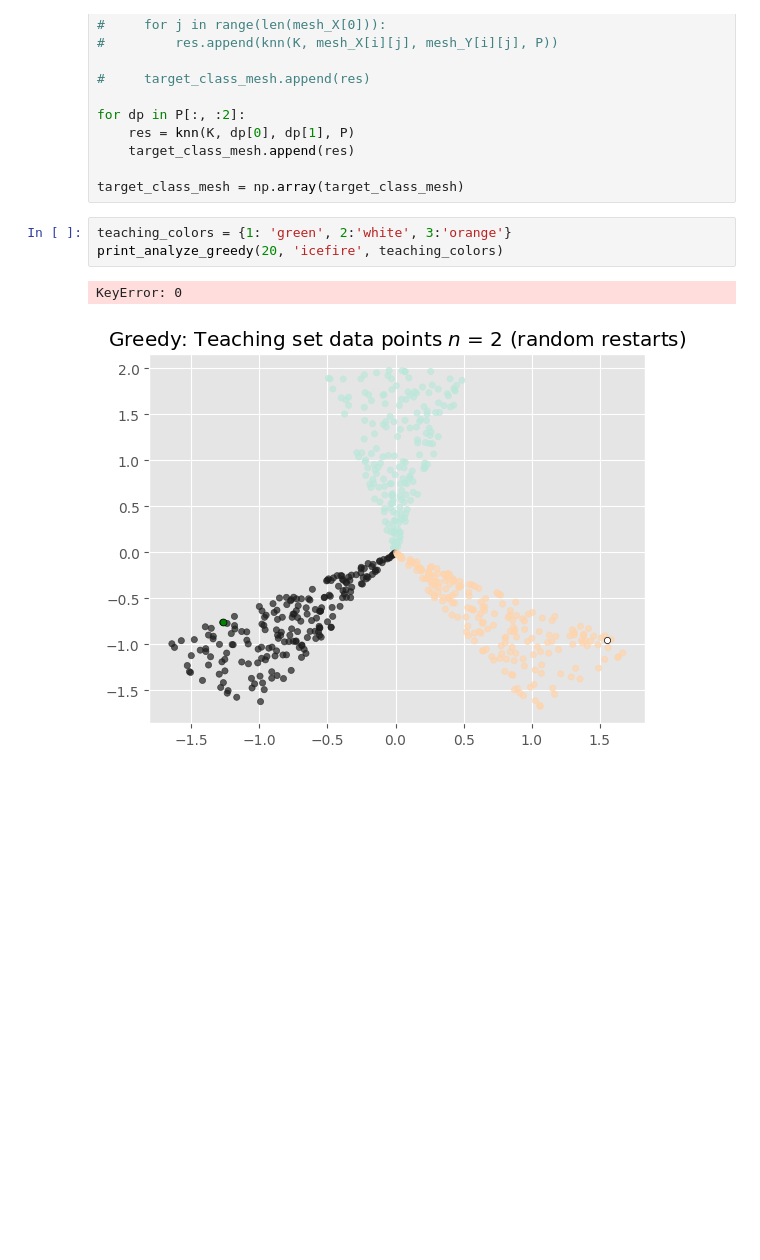
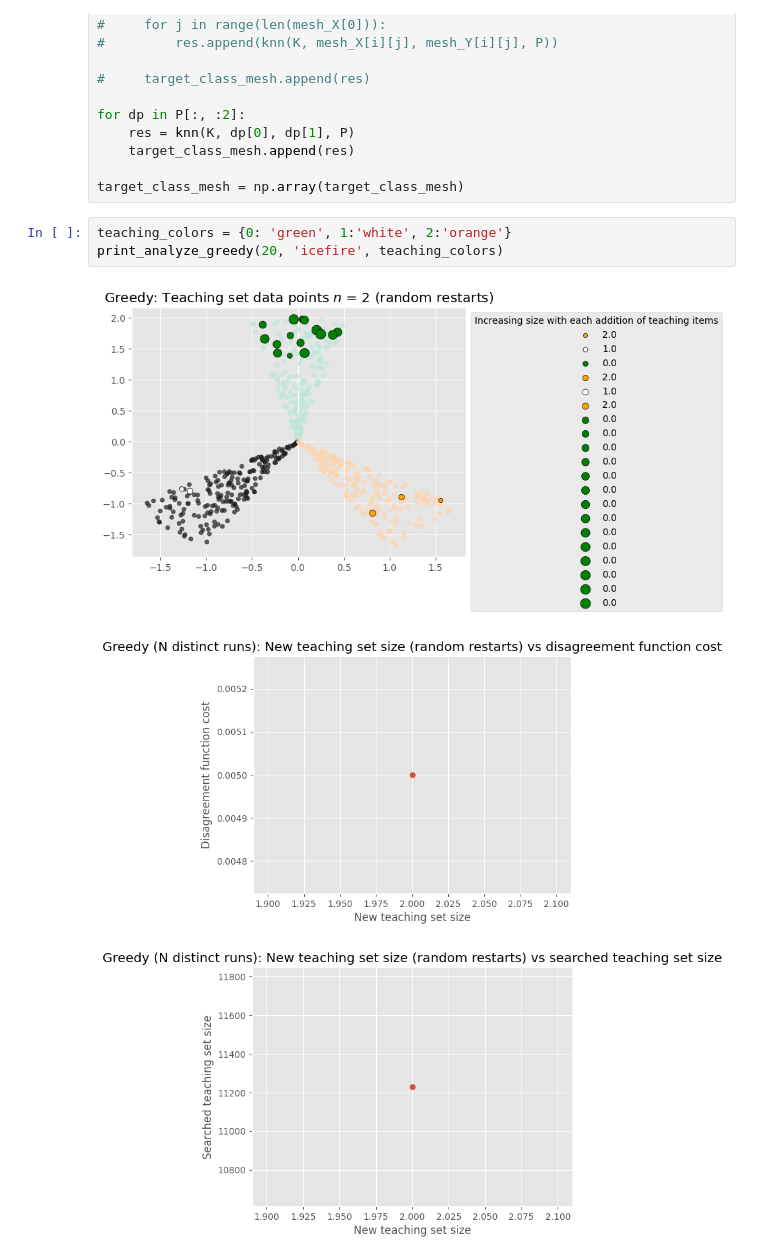
Before and after one commit to csjiet/KNN-teaching, a Jupyter notebook: main2.ipynb, the cells around one changed output. Cells and saved outputs as stored; diff of their text form; blank space fills up the shorter version.

```diff
--- a/main2.ipynb
+++ b/main2.ipynb
@@ -253,8 +253,9 @@ for dp in P[:, :2]:
 
 target_class_mesh = np.array(target_class_mesh)
 # %%
-teaching_colors = {1: 'green', 2:'white', 3:'orange'}
+teaching_colors = {0: 'green', 1:'white', 2:'orange'}
 print_analyze_greedy(20, 'icefire', teaching_colors)
 # %% [output]
-KeyError: 0
-[figure, old version]
+[figure, new version]
+[figure, added]
+[figure, added]
```
Also changed, not shown: parts of 1 cell of this notebook, 1 other file.
